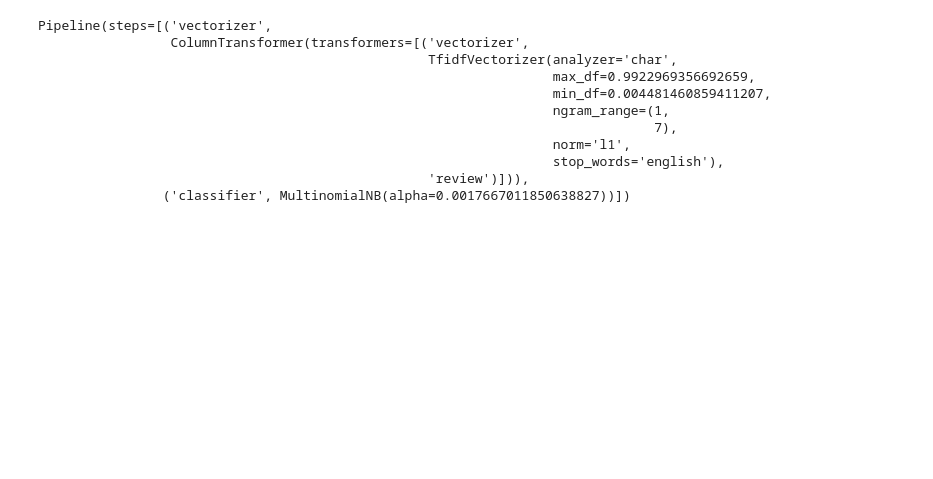
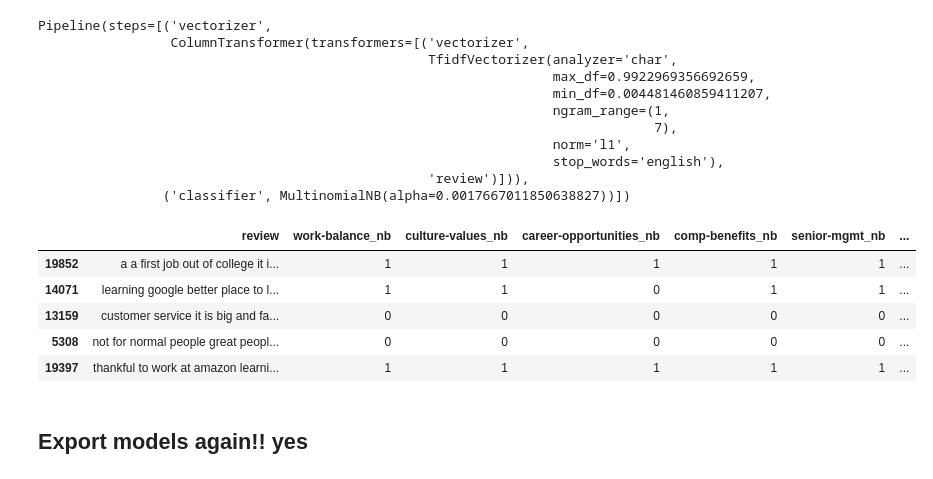
Before and after one commit to theresa-sporn/WorkforceSentimentMonitoring, a Jupyter notebook: notebooks/alvaro_final_pipe.ipynb, the cells around one changed output. Drawn from its saved outputs; the diff is of its cells as text; code cells hidden in the pictures; blank space fills up the shorter version.

Commit message:
omg the models are trained

```diff
--- a/notebooks/alvaro_final_pipe.ipynb
+++ b/notebooks/alvaro_final_pipe.ipynb
@@ -124,7 +124,7 @@ def random_gridsearch_pipe(pipe, X, y, **kwargs):
 
     gridsearch = RandomizedSearchCV(pipe, grid, n_iter=10,
                                 verbose=1, refit=True,
-                                scoring='balanced_accuracy')
+                                scoring='balanced_accuracy', n_jobs=-1)
     gridsearch.fit(X, y)
 
     return gridsearch.best_estimator_
@@ -218,3 +214,14 @@ Pipeline(steps=[('vectorizer',
                                                                   stop_words='english'),
                                                   'review')])),
                 ('classifier', MultinomialNB(alpha=0.0017667011850638827))])
+# %%
+X.head()
+# %% [output]
+|  | review | work-balance_nb | culture-values_nb | career-opportunities_nb | comp-benefits_nb | senior-mgmt_nb | ... |
+| 19852 | a a first job out of college it i... | 1 | 1 | 1 | 1 | 1 | ... |
+| 14071 | learning google better place to l... | 1 | 1 | 0 | 1 | 1 | ... |
+| 13159 | customer service it is big and fa... | 0 | 0 | 0 | 0 | 0 | ... |
+| 5308 | not for normal people great peopl... | 0 | 0 | 0 | 0 | 0 | ... |
+| 19397 | thankful to work at amazon learni... | 1 | 1 | 1 | 1 | 1 | ... |
+# %% [markdown]
+## Export models again!! yes
```
Also changed, not shown: parts of 3 cells of this notebook, 1 other file.
